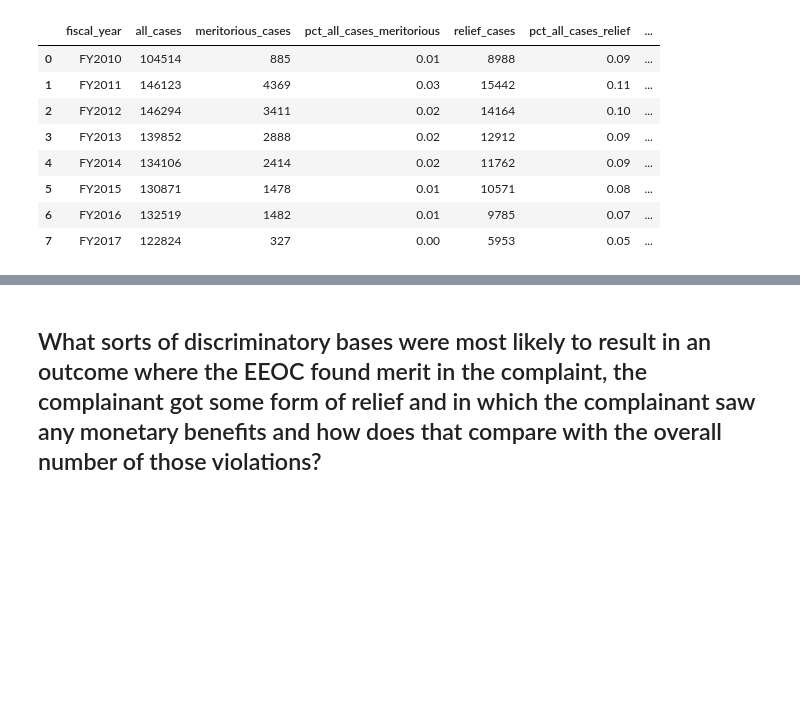
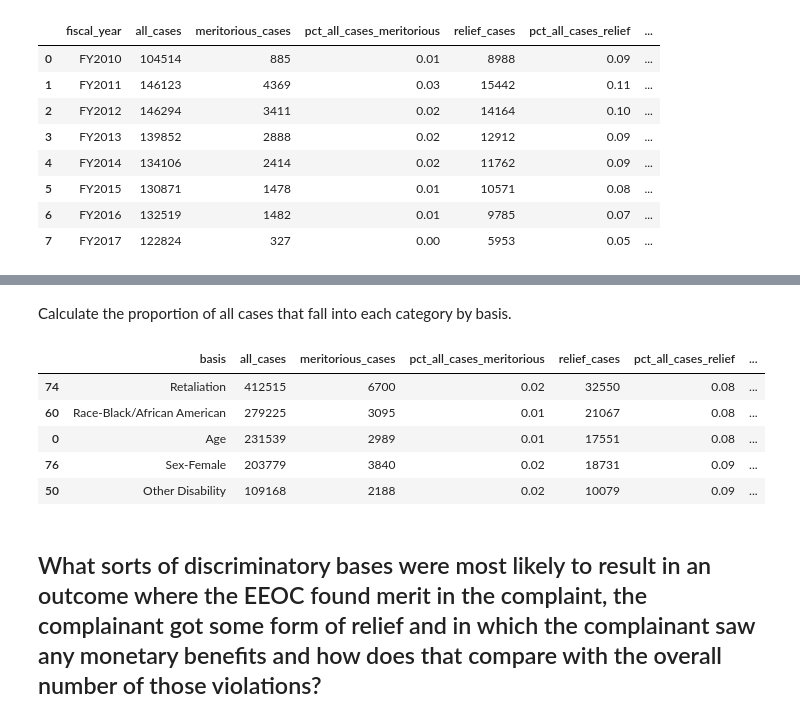
Before and after one commit to PublicI/employment-discrimination, a Jupyter notebook: employment-discrimination.ipynb, the cells around one changed output, grey strips where cells are left out. Drawn from its saved outputs; the diff is of its cells as text; code cells hidden in the pictures; blank space fills up the shorter version.

Commit message:
Calculate outcomes by basis.

```diff
--- a/employment-discrimination.ipynb
+++ b/employment-discrimination.ipynb
@@ -262,0 +278,4 @@ meritorious_cases_by_year
+# %%
+meritorious_cases_by_basis = meritorious_cases.groupby(["basis"])["charge_num"].nunique().reset_index()
+meritorious_cases_by_basis.rename(columns={"charge_num": "meritorious_cases"}, inplace=True)
+meritorious_cases_by_basis.sort_values("meritorious_cases", ascending=False).head()
@@ -286,0 +315,4 @@ relief_cases_by_year
+# %%
+relief_cases_by_basis = relief_cases.groupby("basis")["charge_num"].nunique().reset_index()
+relief_cases_by_basis.rename(columns={"charge_num": "relief_cases"}, inplace=True)
+relief_cases_by_basis.sort_values("relief_cases", ascending=False).head()
@@ -315,0 +357,4 @@ monetary_benefits_cases_by_year
+# %%
+monetary_benefits_cases_by_basis = monetary_benefits_cases.groupby("basis")["charge_num"].nunique().reset_index()
+monetary_benefits_cases_by_basis.rename(columns={"charge_num": "monetary_benefits_cases"}, inplace=True)
+monetary_benefits_cases_by_basis.sort_values("monetary_benefits_cases", ascending=False).head()
@@ -353,0 +404,4 @@ cases_by_year.to_csv("data/cases_by_year.csv", index=False)
+# %%
+cases_by_basis_dfs = [all_cases_by_basis, meritorious_cases_by_basis, relief_cases_by_basis, monetary_benefits_cases_by_basis]
+cases_by_basis = reduce(lambda left, right: pd.merge(left, right, on="basis"), cases_by_basis_dfs)
+cases_by_basis.sort_values("all_cases", ascending=False).head()
@@ -354,2 +415,17 @@ cases_by_year.to_csv("data/cases_by_year.csv", index=False)
+# %% [markdown]
+Calculate the proportion of all cases that fall into each category by basis.
+# %%
+cases_by_basis["pct_all_cases_meritorious"] = cases_by_basis["meritorious_cases"] / cases_by_basis["all_cases"]
+cases_by_basis["pct_all_cases_relief"] = cases_by_basis["relief_cases"] / cases_by_basis["all_cases"]
+cases_by_basis["pct_all_cases_monetary_benefits"] = cases_by_basis["monetary_benefits_cases"] / cases_by_basis["all_cases"]
+cases_by_basis = cases_by_basis[["basis", "all_cases", "meritorious_cases", "pct_all_cases_meritorious", "relief_cases", "pct_all_cases_relief", "monetary_benefits_cases", "pct_all_cases_monetary_benefits"]]
+cases_by_basis.sort_values("all_cases", ascending=False).head()
+# %% [output]
+|  | basis | all_cases | meritorious_cases | pct_all_cases_meritorious | relief_cases | pct_all_cases_relief | ... |
+| 74 | Retaliation | 412515 | 6700 | 0.02 | 32550 | 0.08 | ... |
+| 60 | Race-Black/African American | 279225 | 3095 | 0.01 | 21067 | 0.08 | ... |
+| 0 | Age | 231539 | 2989 | 0.01 | 17551 | 0.08 | ... |
+| 76 | Sex-Female | 203779 | 3840 | 0.02 | 18731 | 0.09 | ... |
+| 50 | Other Disability | 109168 | 2188 | 0.02 | 10079 | 0.09 | ... |
 # %% [markdown]
 ## What sorts of discriminatory bases were most likely to result in an outcome where the EEOC found merit in the complaint, the complainant got some form of relief and in which the complainant saw any monetary benefits and how does that compare with the overall number of those violations?
```
Also changed, not shown: parts of 28 cells of this notebook.
